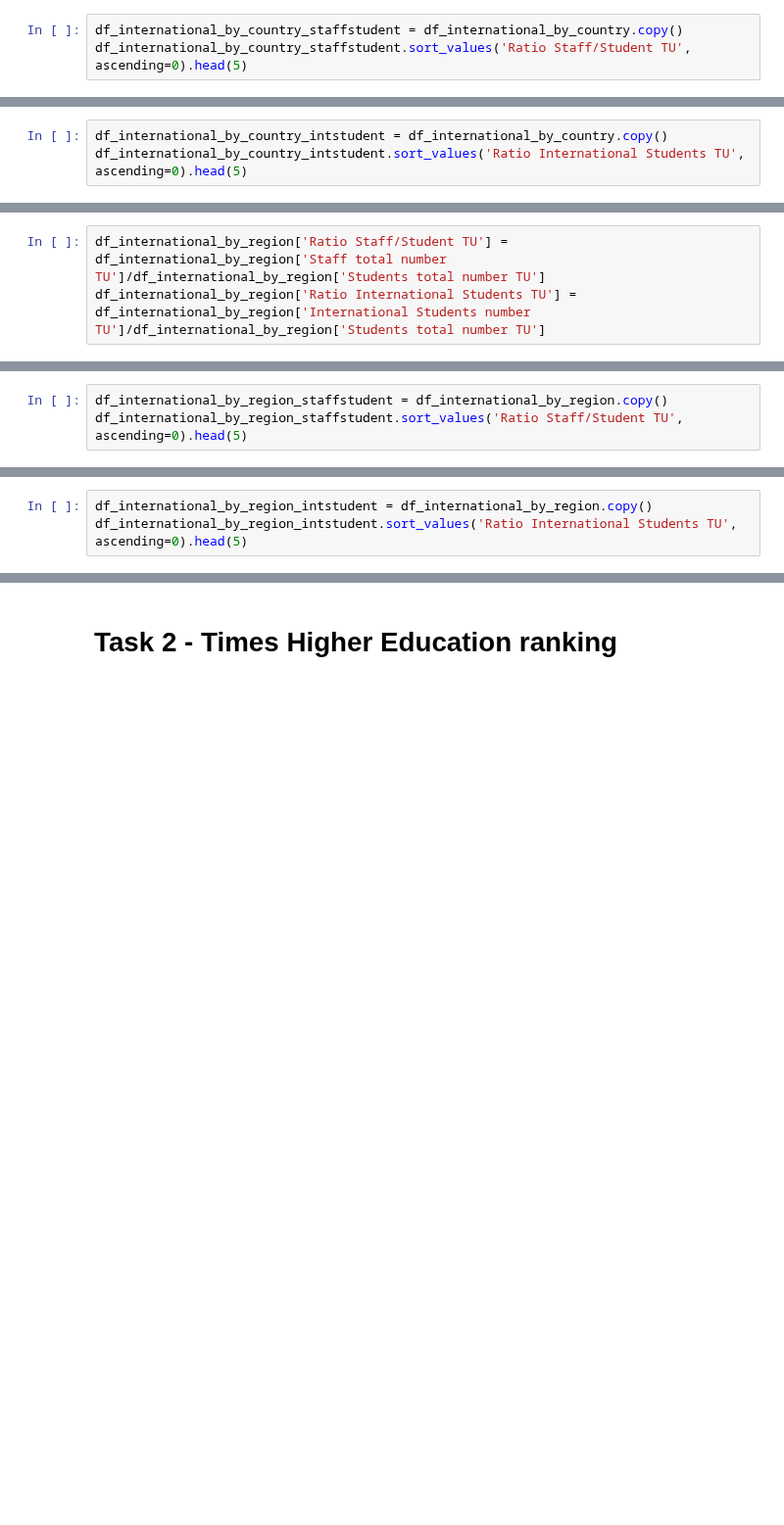
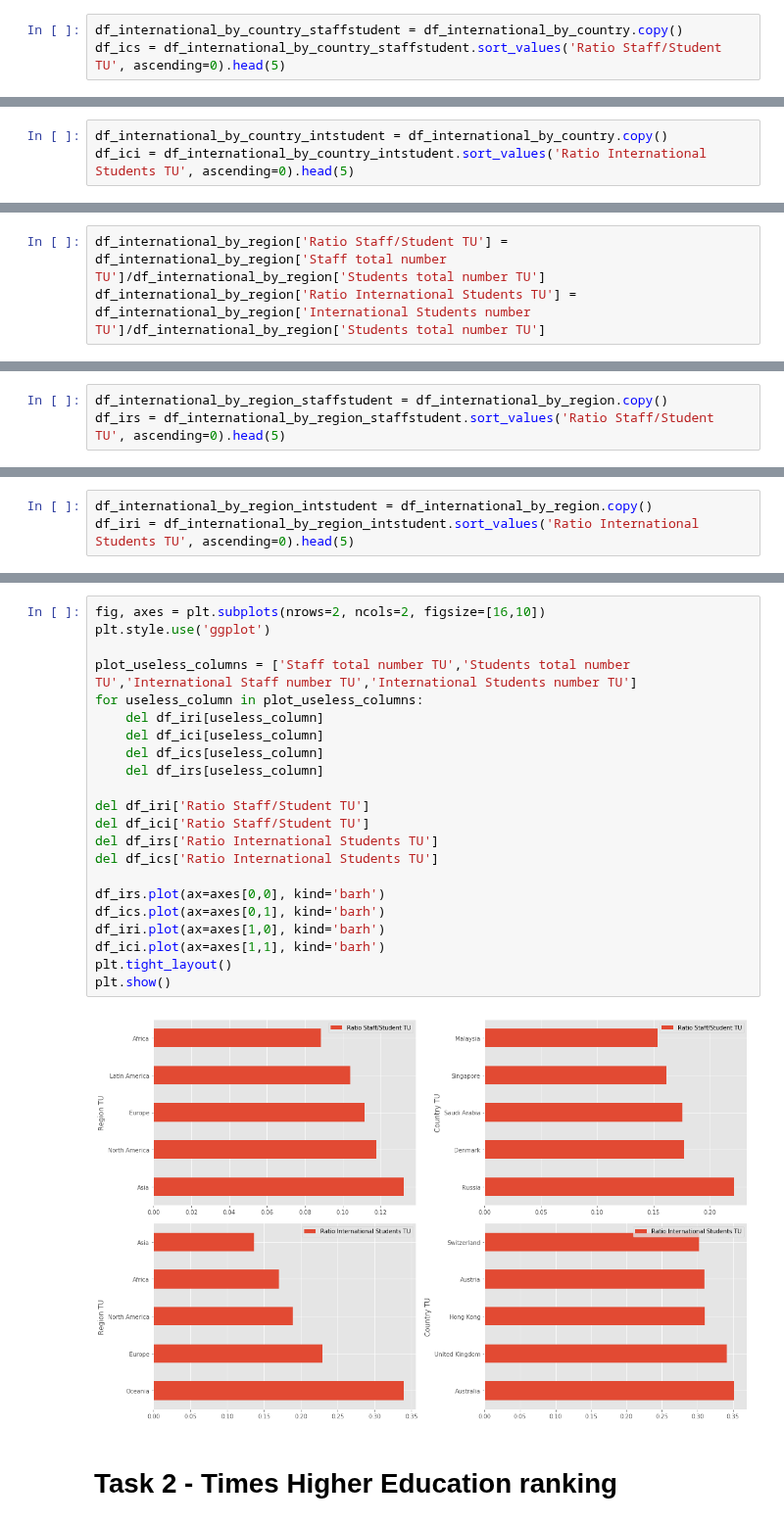
Before and after one commit to puccife/ADAHomeworks, a Jupyter notebook: homework02/Homework 2.ipynb, the cells around one changed output, grey strips where cells are left out. Shown at 98% size. Saved outputs shown, nothing was run; the diff lists cells and outputs as text; blank space fills up the shorter version.

```diff
--- a/homework02/Homework 2.ipynb
+++ b/homework02/Homework 2.ipynb
@@ -157,4 +194,4 @@ df_international_by_country['Ratio Staff/Student TU'] = df_international_by_coun
 df_international_by_country['Ratio International Students TU'] = df_international_by_country['International Students number TU']/df_international_by_country['Students total number TU']
 # %%
 df_international_by_country_staffstudent = df_international_by_country.copy()
-df_international_by_country_staffstudent.sort_values('Ratio Staff/Student TU', ascending=0).head(5)
+df_ics = df_international_by_country_staffstudent.sort_values('Ratio Staff/Student TU', ascending=0).head(5)
@@ -169,3 +198,3 @@ df_international_by_country_staffstudent.sort_values('Ratio Staff/Student TU', a
 # %%
 df_international_by_country_intstudent = df_international_by_country.copy()
-df_international_by_country_intstudent.sort_values('Ratio International Students TU', ascending=0).head(5)
+df_ici = df_international_by_country_intstudent.sort_values('Ratio International Students TU', ascending=0).head(5)
@@ -185,3 +208,3 @@ df_international_by_region['Ratio International Students TU'] = df_international
 # %%
 df_international_by_region_staffstudent = df_international_by_region.copy()
-df_international_by_region_staffstudent.sort_values('Ratio Staff/Student TU', ascending=0).head(5)
+df_irs = df_international_by_region_staffstudent.sort_values('Ratio Staff/Student TU', ascending=0).head(5)
@@ -196,3 +213,3 @@ df_international_by_region_staffstudent.sort_values('Ratio Staff/Student TU', as
 # %%
 df_international_by_region_intstudent = df_international_by_region.copy()
-df_international_by_region_intstudent.sort_values('Ratio International Students TU', ascending=0).head(5)
+df_iri = df_international_by_region_intstudent.sort_values('Ratio International Students TU', ascending=0).head(5)
@@ -211,3 +220,27 @@ df_international_by_region_intstudent.sort_values('Ratio International Students
+# %%
+fig, axes = plt.subplots(nrows=2, ncols=2, figsize=[16,10])
+plt.style.use('ggplot')
+
+plot_useless_columns = ['Staff total number TU','Students total number TU','International Staff number TU','International Students number TU']
+for useless_column in plot_useless_columns:
+    del df_iri[useless_column]
+    del df_ici[useless_column]
+    del df_ics[useless_column]
+    del df_irs[useless_column]
+
+del df_iri['Ratio Staff/Student TU']
+del df_ici['Ratio Staff/Student TU']
+del df_irs['Ratio International Students TU']
+del df_ics['Ratio International Students TU']
+
+df_irs.plot(ax=axes[0,0], kind='barh')
+df_ics.plot(ax=axes[0,1], kind='barh')
+df_iri.plot(ax=axes[1,0], kind='barh')
+df_ici.plot(ax=axes[1,1], kind='barh')
+plt.tight_layout()
+plt.show()
+# %% [output]
+[figure, added]
 # %% [markdown]
 # Task 2 - Times Higher Education ranking
 # %% [markdown]
```
Also changed, not shown: parts of 36 cells of this notebook, 1 other file.
